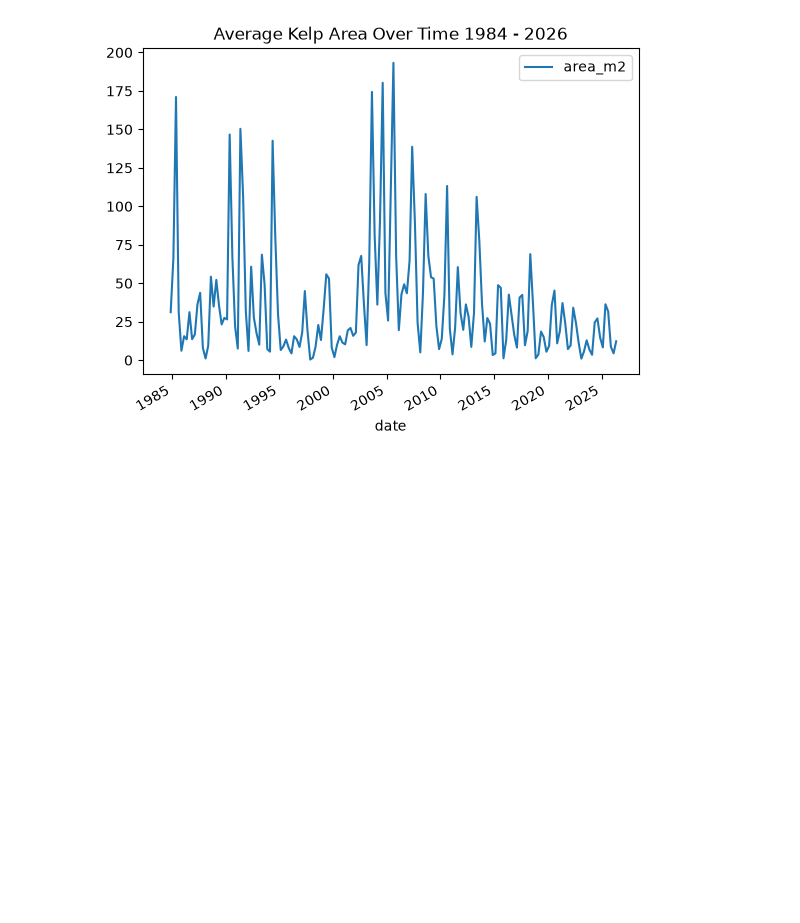
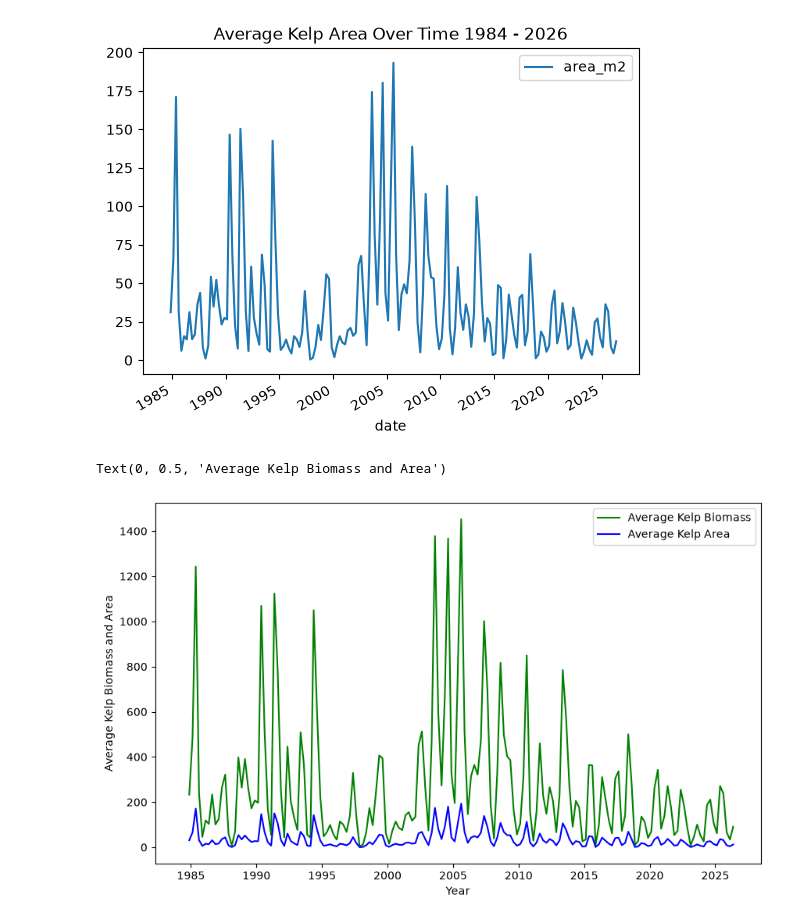
Before and after one commit to EmmaBucket/398_ocean, a Jupyter notebook: Analysis/variable_exploration.ipynb, the cells around one changed output. Saved outputs shown, nothing was run; the diff lists cells and outputs as text; code cells hidden in the pictures; blank space fills up the shorter version.

```diff
--- a/Analysis/variable_exploration.ipynb
+++ b/Analysis/variable_exploration.ipynb
@@ -567,3 +584,15 @@ kelp_average_area_by_date.plot(x="date", y="area_m2", kind="line", title="Averag
 # %% [output]
 <Axes: title={'center': 'Average Kelp Area Over Time 1984 - 2026'}, xlabel='date'>
 [figure]
+# %%
+plt.figure(figsize=(10, 6))
+
+plt.plot(kelp_average_biomass_by_date['date'], kelp_average_biomass_by_date['biomass_kg'], label='Average Kelp Biomass', color='green')
+plt.plot(kelp_average_area_by_date['date'], kelp_average_area_by_date['area_m2'], label='Average Kelp Area', color='blue')
+
+plt.legend()
+plt.xlabel('Year')
+plt.ylabel('Average Kelp Biomass and Area')
+# %% [output]
+Text(0, 0.5, 'Average Kelp Biomass and Area')
+[figure, added]
```
Also changed, not shown: parts of 8 cells of this notebook.
